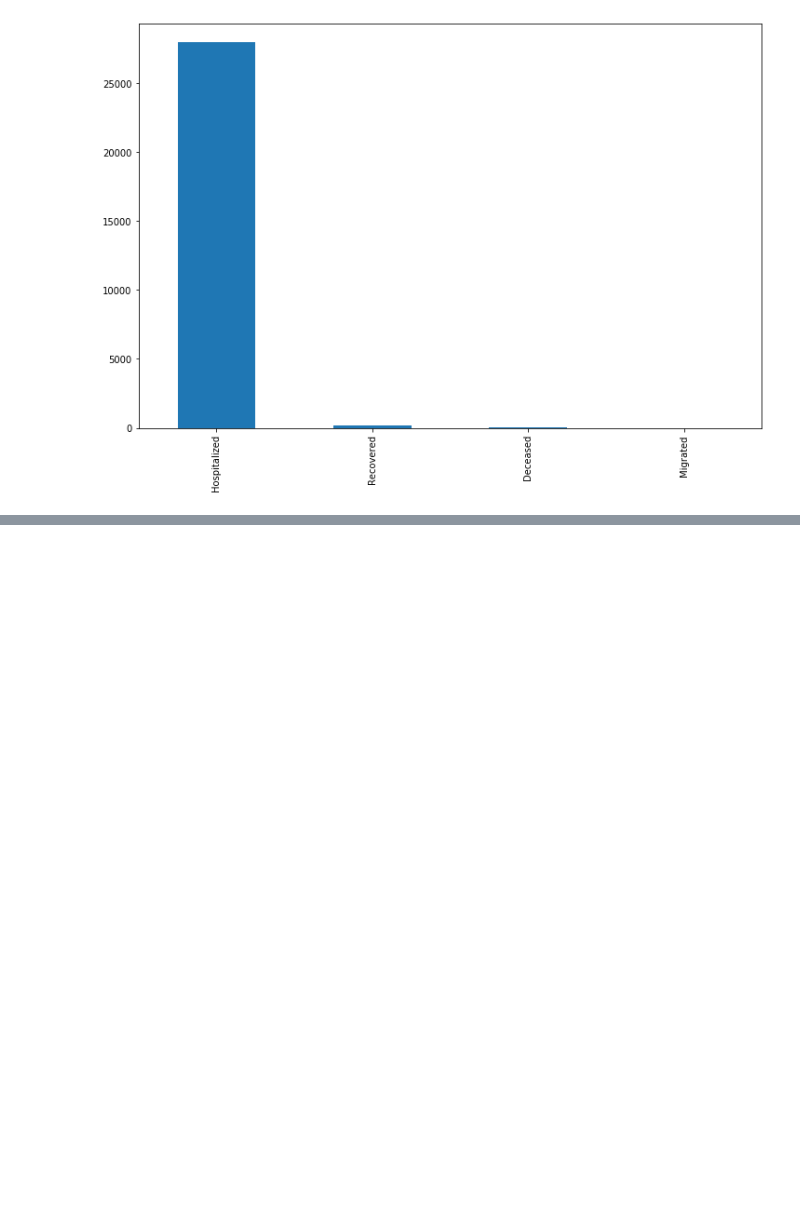
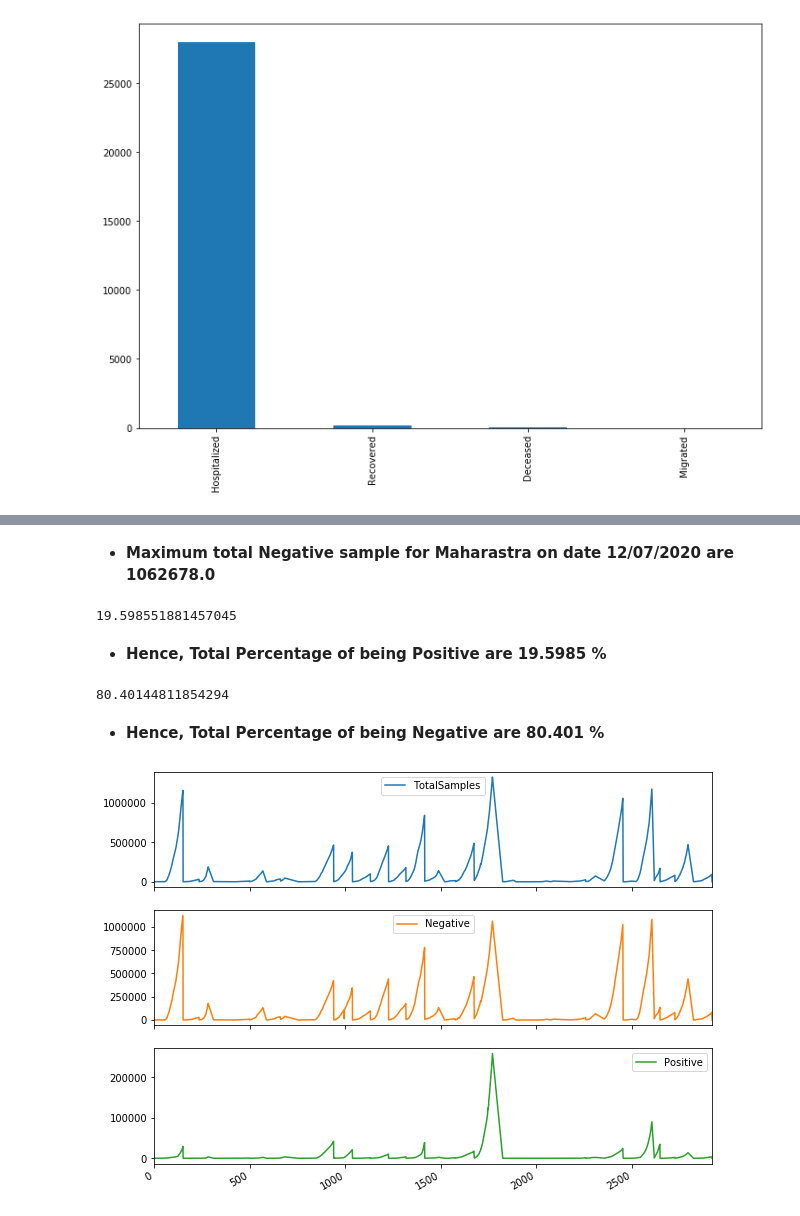
Before and after one commit to ashwanisng/Covid-19-Data-Analysis, a Jupyter notebook: Covid-19 Data Analysis.ipynb, the cells around one changed output, grey strips where cells are left out. Saved outputs shown, nothing was run; the diff lists cells and outputs as text; code cells hidden in the pictures; blank space fills up the shorter version.

```diff
--- a/Covid-19 Data Analysis.ipynb
+++ b/Covid-19 Data Analysis.ipynb
@@ -399,0 +511,9 @@ df_tests['Negative'] = pd.to_numeric(df_tests['Negative'], errors='coerce')
+# %%
+# coverte the negative column from string to float
+
+
+df_testing_details = pd.DataFrame(df_testing)
+
+df_testing_details['Negative'] = pd.to_numeric(df_testing_details['Negative'], errors='coerce')
+
+df_testing_details.info()
@@ -399,0 +550,4 @@ df_tests['Negative'] = pd.to_numeric(df_tests['Negative'], errors='coerce')
+# %%
+# remove the null values
+
+df_test = df_testing_details.dropna(subset=['Negative', 'Positive'])
@@ -399,0 +620,22 @@ df_tests['Negative'] = pd.to_numeric(df_tests['Negative'], errors='coerce')
+# %% [markdown]
+- **Maximum total Negative sample for Maharastra on date 12/07/2020 are 1062678.0**
+# %%
+# Total Percentage of being positive
+
+(df_test_maha['Positive'].max()/df_test_maha['TotalSamples'].max())*100
+# %% [output]
+19.598551881457045
+# %% [markdown]
+- **Hence, Total Percentage of being Positive are 19.5985 %**
+# %%
+# Total Percentage of being Negative
+
+(df_test_maha['Negative'].max()/df_test_maha['TotalSamples'].max())*100
+# %% [output]
+80.40144811854294
+# %% [markdown]
+- **Hence, Total Percentage of being Negative are 80.401 %**
+# %%
+df_line = df_test.plot.line(subplots = True, figsize=(10,8))
+# %% [output]
+[figure, added]
```
Also changed, not shown: parts of 81 cells of this notebook.
